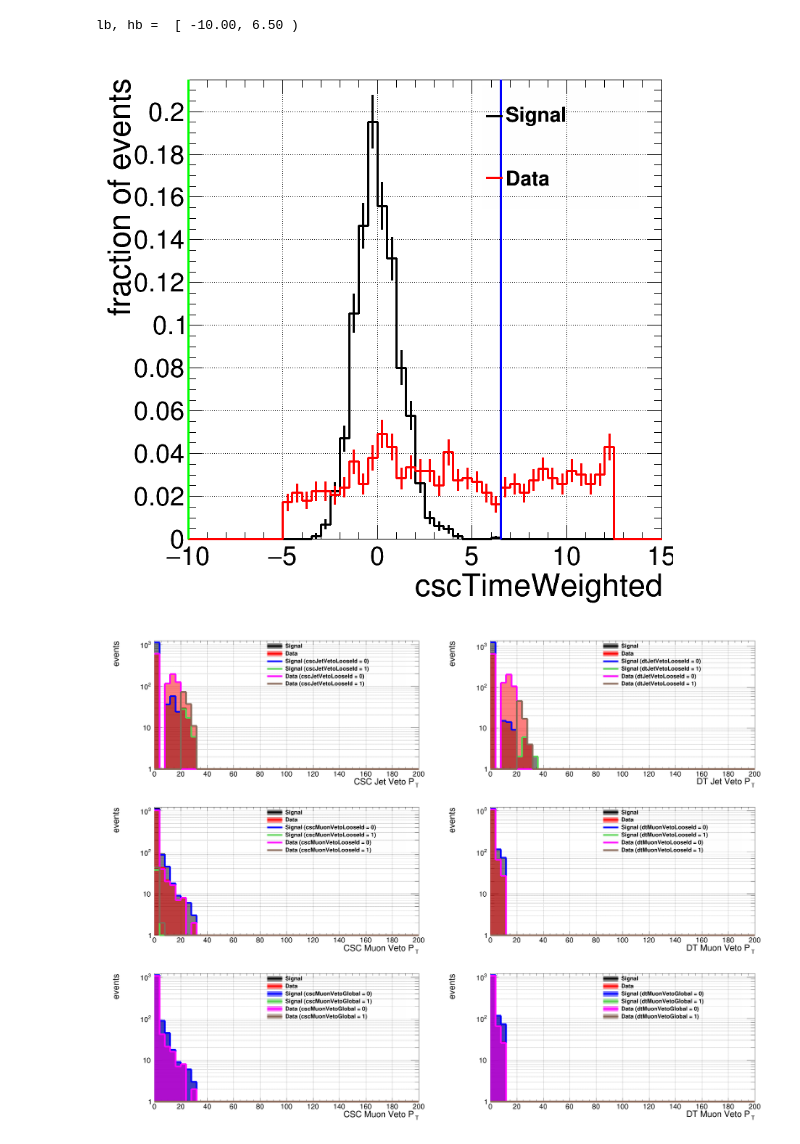
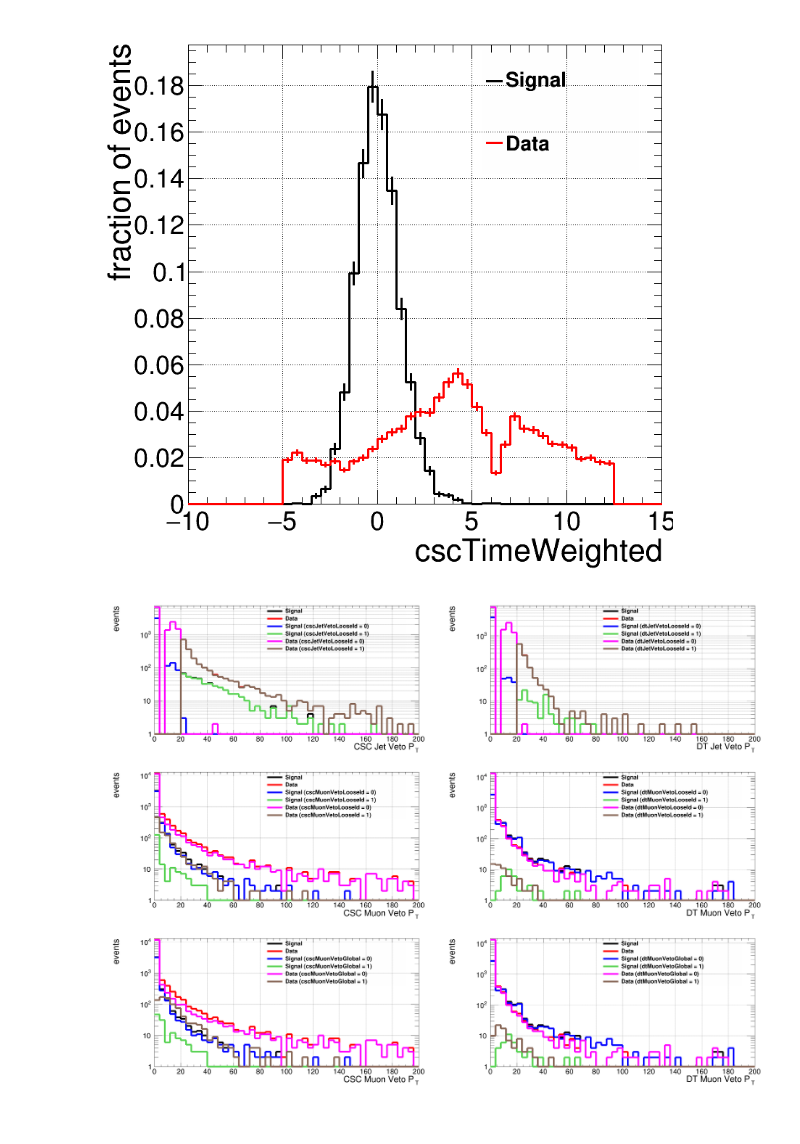
Before and after one commit to cms-lpc-llp/mds_analysis, a Jupyter notebook: notebooks/split_met.ipynb, the cells around one changed output. Drawn from its saved outputs; the diff is of its cells as text; code cells hidden in the pictures.

```diff
--- a/notebooks/split_met.ipynb
+++ b/notebooks/split_met.ipynb
@@ -50,13 +50,13 @@ SCL = [1, 2, 4, 8, 6, 28, 43, 7, 25, 36, 30, 40, 42, 49, 46, 38, 32, 800, 600, 9
 gc = []
 
 # **************** #
-CUT_VERSION = ('l1','scs')[1]
+CUT_VERSION = ('l1','scs')[0]
 
 TAG_CATEGORY = ('csccsc', 'cscdt')[1]
 SIZE_VAR = TAG_CATEGORY[3:]
 
-MET_CATEGORY = ('lt200', 'low', 'high')[1]
-LOW_MET, HIGH_MET = 75, 150
+MET_CATEGORY = ('lt200', 'low', 'high')[0]
+LOW_MET, HIGH_MET = 75, 125
 
 
 FN_MC = f'{DATA_DIR}/processed/mc_{TAG_CATEGORY}_{CUT_VERSION}_{MET_CATEGORY}_rdf.root'
@@ -82,7 +82,7 @@ rdfs = {
 
 print('Events Read:')
 for key, rdf in rdfs.items():
-    rdf = rdf.Filter('tag_dPhi > 0.4')
+    # rdf = rdf.Filter('tag_dPhi > 0.4')
     if SIZE_VAR == 'csc':
         rdf = rdf.Alias('tag_size', 'csc1Size')
         rdf = rdf.Alias('tag_ctau', 'csc1CTau')
@@ -235,8 +234,7 @@ for ih, hh in enumerate(hhs):
 legend.Draw()
 canvas.Draw()
 # %% [output]
-lb, hb =  [ -10.00, 6.50 )
-[figure, old version]
+[figure, new version]
 # %%
 canvas = TCanvas('','',int(2*800*2),3*800)
 canvas.Divide(2,3)
@@ -264,38 +262,38 @@ for phys in ('Jet', 'Muon', 'Muon_global'):
         legend.SetMargin(0.15)
 
         hs = rdfs['mc'].Histo1D(('Signal',*form),xv)
         h1 = rdfs['mc'].Filter(f'{cv} == 0').Histo1D((f'Signal ({cv} = 0)',*form),xv)
         h2 = rdfs['mc'].Filter(f'{cv} == 1').Histo1D((f'Signal ({cv} = 1)',*form),xv)
         hd = rdfs['r3'].Histo1D(('Data',*form),xv)
         h3 = rdfs['r3'].Filter(f'{cv} == 0').Histo1D((f'Data ({cv} = 0)',*form),xv)
         h4 = rdfs['r3'].Filter(f'{cv} == 1').Histo1D((f'Data ({cv} = 1)',*form),xv)
         hhs = [h.GetValue() for h in [hs,hd,h1,h2,h3,h4]]
 
         hmin, hmax = 1, max([h.GetMaximum() for h in hhs])
         # hmin = min([h.GetMinimum(0) / h.Integral() if h.Integral() else 0 for h in hhs])
         # hmax = max([h.GetMaximum() / h.Integral() if h.Integral() else 0 for h in hhs])
         for ih, hh in enumerate(hhs):
             nev = hh.Integral()
             if hmax < 1 and nev:
                 hh.Scale(1/hh.Integral())
             hh.SetMinimum(hmin)
             hh.SetMaximum(hmax*1.1)
             hh.SetLineColor(SCL[ih])
             hh.SetLineWidth(8)
-            if 'VetoLooseId' not in hh.GetName():
-                hh.SetFillColorAlpha(SCL[ih],0.5)
-            else:
-                hh.SetFillColorAlpha(SCL[ih],0.0)
+            # if 'VetoLooseId' not in hh.GetName():
+            #     hh.SetFillColorAlpha(SCL[ih],0.5)
+            # else:
+            #     hh.SetFillColorAlpha(SCL[ih],0.0)
             hh.Draw('hist same')
             legend.AddEntry(hh, hh.GetName(), 'LF')
 
         legend.Draw()
 
         gc.extend([legend] + hhs)
         i+=1
 canvas.Draw()
 # %% [output]
-[figure, old version]
+[figure, new version]
 # %%
 canvas = TCanvas('','',2*800,800)
 canvas.Divide(2,1)
```
Also changed, not shown: parts of 8 cells of this notebook, 45 other files.
